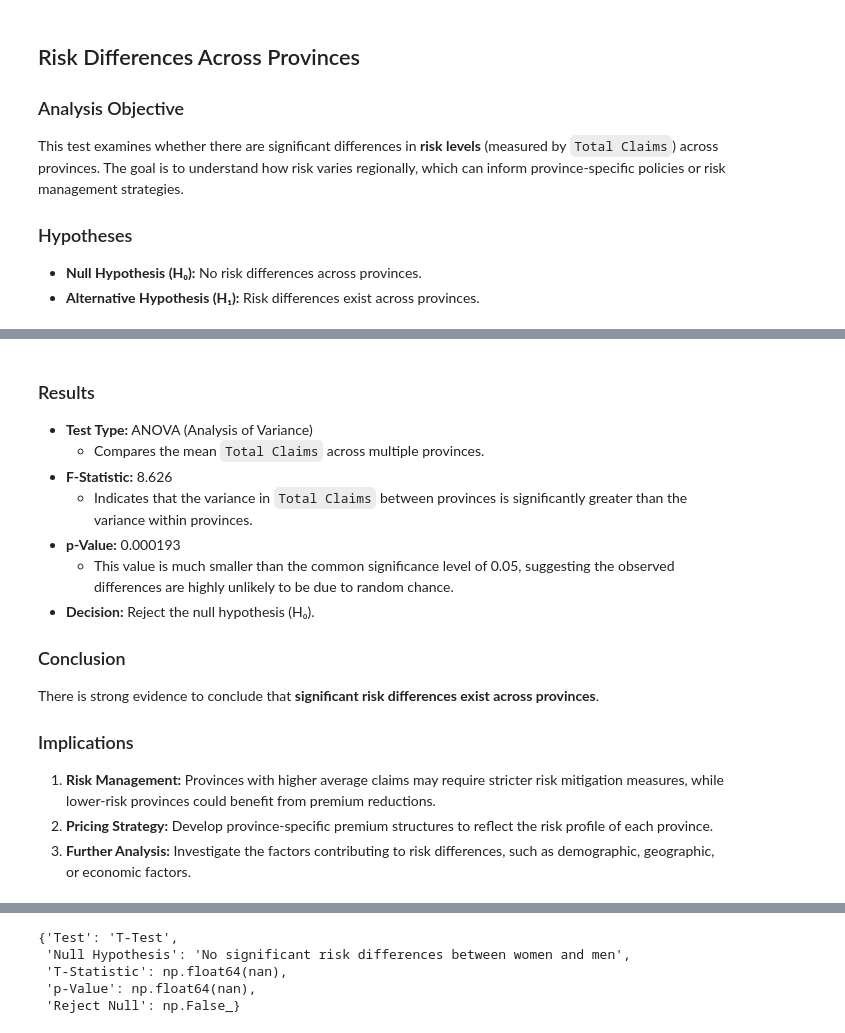
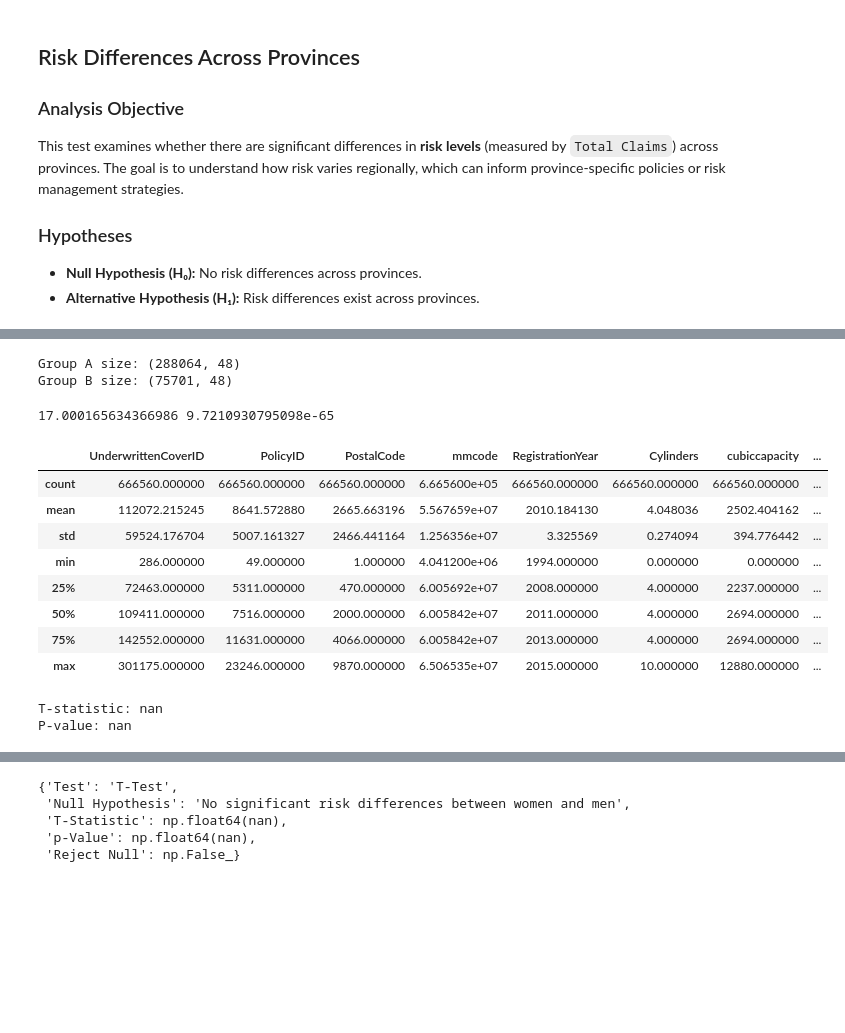
Before and after one commit to SosiSis/AlphaCare-Insurance-Solutions, a Jupyter notebook: notebooks/ab_hypothesis_testing.ipynb, the cells around one changed output, grey strips where cells are left out. Drawn from its saved outputs; the diff is of its cells as text; code cells hidden in the pictures; blank space fills up the shorter version.

Commit message:
doing more ab hypothesis testiong

```diff
--- a/notebooks/ab_hypothesis_testing.ipynb
+++ b/notebooks/ab_hypothesis_testing.ipynb
@@ -38,18 +48,8 @@ province_test_result
-# %% [markdown]
-
-### Results
-- **Test Type:** ANOVA (Analysis of Variance)
-  - Compares the mean `Total Claims` across multiple provinces.
-- **F-Statistic:** 8.626
-  - Indicates that the variance in `Total Claims` between provinces is significantly greater than the variance within provinces.
-- **p-Value:** 0.000193
-  - This value is much smaller than the common significance level of 0.05, suggesting the observed differences are highly unlikely to be due to random chance.
-- **Decision:** Reject the null hypothesis (H₀).
-
-### Conclusion
-There is strong evidence to conclude that **significant risk differences exist across provinces**.
-
-### Implications
-1. **Risk Management:** Provinces with higher average claims may require stricter risk mitigation measures, while lower-risk provinces could benefit from premium reductions.
-2. **Pricing Strategy:** Develop province-specific premium structures to reflect the risk profile of each province.
-3. **Further Analysis:** Investigate the factors contributing to risk differences, such as demographic, geographic, or economic factors.
+# %%
+group_a = df[df['Province'] == 'Gauteng']
+group_b = df[df['Province'] == 'Western Cape']
+print(f"Group A size: {group_a.shape}")
+print(f"Group B size: {group_b.shape}")
+# %% [output]
+Group A size: (288064, 48)
+Group B size: (75701, 48)
@@ -56,3 +71,27 @@ There is strong evidence to conclude that **significant risk differences exist a
+# %%
+print(t_stat_premium,p_value_premium)
+# %% [output]
+17.000165634366986 9.7210930795098e-65
+# %%
+df.describe()
+# %% [output]
+|  | UnderwrittenCoverID | PolicyID | PostalCode | mmcode | RegistrationYear | Cylinders | cubiccapacity | ... |
+| count | 666560.000000 | 666560.000000 | 666560.000000 | 6.665600e+05 | 666560.000000 | 666560.000000 | 666560.000000 | ... |
+| mean | 112072.215245 | 8641.572880 | 2665.663196 | 5.567659e+07 | 2010.184130 | 4.048036 | 2502.404162 | ... |
+| std | 59524.176704 | 5007.161327 | 2466.441164 | 1.256356e+07 | 3.325569 | 0.274094 | 394.776442 | ... |
+| min | 286.000000 | 49.000000 | 1.000000 | 4.041200e+06 | 1994.000000 | 0.000000 | 0.000000 | ... |
+| 25% | 72463.000000 | 5311.000000 | 470.000000 | 6.005692e+07 | 2008.000000 | 4.000000 | 2237.000000 | ... |
+| 50% | 109411.000000 | 7516.000000 | 2000.000000 | 6.005842e+07 | 2011.000000 | 4.000000 | 2694.000000 | ... |
+| 75% | 142552.000000 | 11631.000000 | 4066.000000 | 6.005842e+07 | 2013.000000 | 4.000000 | 2694.000000 | ... |
+| max | 301175.000000 | 23246.000000 | 9870.000000 | 6.506535e+07 | 2015.000000 | 10.000000 | 12880.000000 | ... |
+# %%
+from scipy import stats
+t_stat, p_value = ttest_ind(group_a['TotalClaims'], group_b['TotalClaims'], equal_var=False)
+print(f"T-statistic: {t_stat}")
+print(f"P-value: {p_value}")
+# %% [output]
+T-statistic: nan
+P-value: nan
 # %%
 # Check the number of observations per group
 print(df['PostalCode'].value_counts())
```
Also changed, not shown: parts of 13 cells of this notebook, 2 other files.
